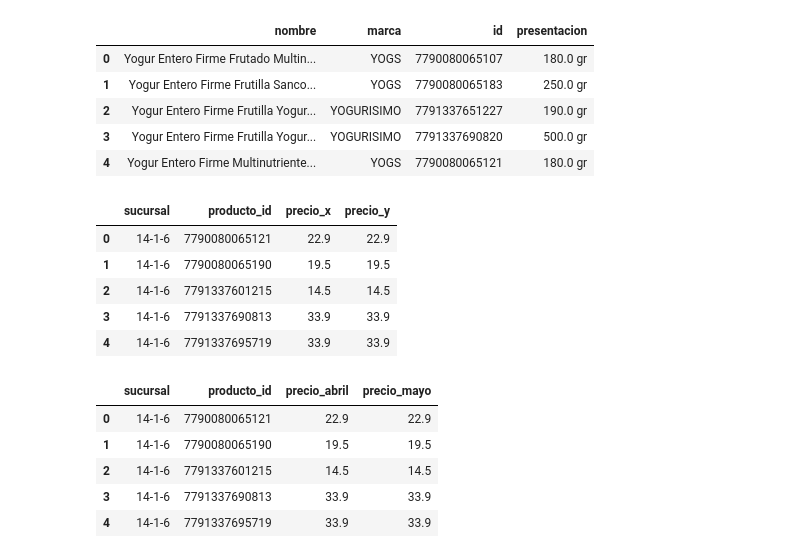
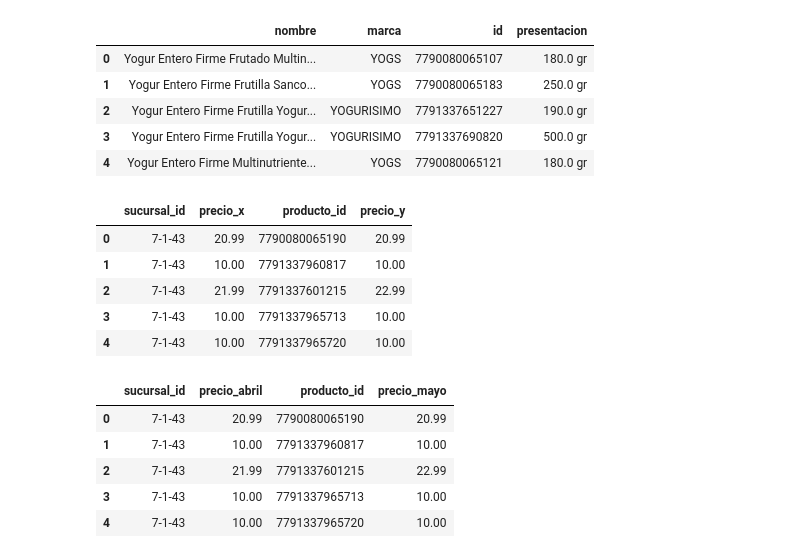
Before and after one commit to mgaitan/analisis_de_datos_isep, a Jupyter notebook: presenciales/clase2.ipynb, the cells around one changed output. Drawn from its saved outputs; the diff is of its cells as text; code cells hidden in the pictures.

```diff
--- a/presenciales/clase2.ipynb
+++ b/presenciales/clase2.ipynb
@@ -49,4 +51,4 @@ Recomiendo leer sobre las clasificaciones sobre las "[5 estrellas]('http://opend
 # %%
-precios_abril = pd.read_csv('../proyecto_integrador/precios_2018-04-20.csv')
+precios_abril = pd.read_csv('../proyecto_integrador/precios_abril20.csv')
 precios_abril.head()
 # %% [output]
@@ -59,4 +61,4 @@ precios_abril.head()
 # %%
-precios_mayo = pd.read_csv('../proyecto_integrador/precios_2018-05-15.csv')
+precios_mayo = pd.read_csv('../proyecto_integrador/precios_mayo22.csv')
 precios_mayo.head()
 # %% [output]
@@ -97,25 +99,25 @@ productos.head()
 | 3 | Yogur Entero Firme Frutilla Yogur... | YOGURISIMO | 7791337690820 | 500.0 gr |
 | 4 | Yogur Entero Firme Multinutriente... | YOGS | 7790080065121 | 180.0 gr |
 # %%
-precios = pd.merge(precios_abril, precios_mayo, on=['sucursal', 'producto_id'])
+precios = pd.merge(precios_abril, precios_mayo, on=['sucursal_id', 'producto_id'])
 precios.head()
 # %% [output]
-|  | sucursal | producto_id | precio_x | precio_y |
-| 0 | 14-1-6 | 7790080065121 | 22.9 | 22.9 |
-| 1 | 14-1-6 | 7790080065190 | 19.5 | 19.5 |
-| 2 | 14-1-6 | 7791337601215 | 14.5 | 14.5 |
-| 3 | 14-1-6 | 7791337690813 | 33.9 | 33.9 |
-| 4 | 14-1-6 | 7791337695719 | 33.9 | 33.9 |
+|  | sucursal_id | precio_x | producto_id | precio_y |
+| 0 | 7-1-43 | 20.99 | 7790080065190 | 20.99 |
+| 1 | 7-1-43 | 10.00 | 7791337960817 | 10.00 |
+| 2 | 7-1-43 | 21.99 | 7791337601215 | 22.99 |
+| 3 | 7-1-43 | 10.00 | 7791337965713 | 10.00 |
+| 4 | 7-1-43 | 10.00 | 7791337965720 | 10.00 |
 # %%
-precios = pd.merge(precios_abril, precios_mayo, on=['sucursal', 'producto_id'], suffixes=('_abril', '_mayo'))
+precios = pd.merge(precios_abril, precios_mayo, on=['sucursal_id', 'producto_id'], suffixes=('_abril', '_mayo'))
 precios.head()
 # %% [output]
-|  | sucursal | producto_id | precio_abril | precio_mayo |
-| 0 | 14-1-6 | 7790080065121 | 22.9 | 22.9 |
-| 1 | 14-1-6 | 7790080065190 | 19.5 | 19.5 |
-| 2 | 14-1-6 | 7791337601215 | 14.5 | 14.5 |
-| 3 | 14-1-6 | 7791337690813 | 33.9 | 33.9 |
-| 4 | 14-1-6 | 7791337695719 | 33.9 | 33.9 |
+|  | sucursal_id | precio_abril | producto_id | precio_mayo |
+| 0 | 7-1-43 | 20.99 | 7790080065190 | 20.99 |
+| 1 | 7-1-43 | 10.00 | 7791337960817 | 10.00 |
+| 2 | 7-1-43 | 21.99 | 7791337601215 | 22.99 |
+| 3 | 7-1-43 | 10.00 | 7791337965713 | 10.00 |
+| 4 | 7-1-43 | 10.00 | 7791337965720 | 10.00 |
 # %%
 precios['aumento'] = (precios['precio_mayo'] - precios['precio_abril']) * 100 / precios['precio_abril']
 precios.head()
```
Also changed, not shown: parts of 9 cells of this notebook.
